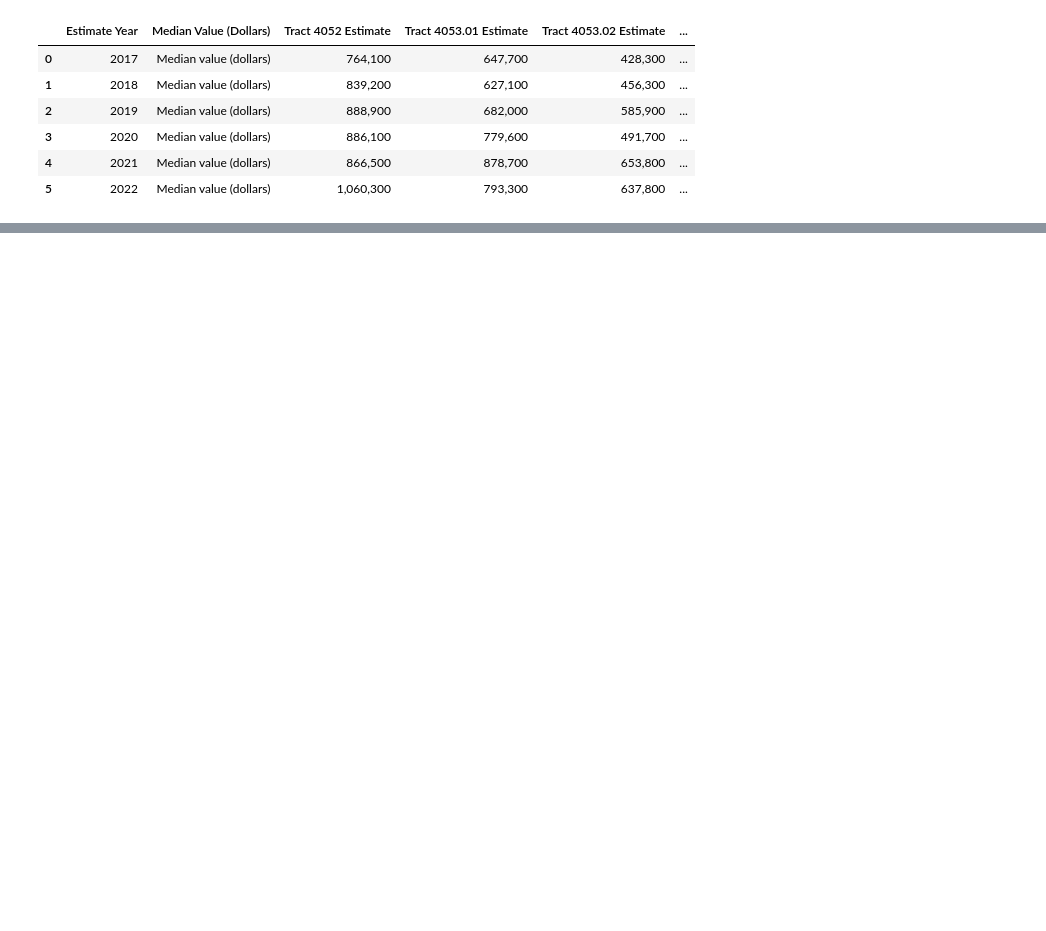
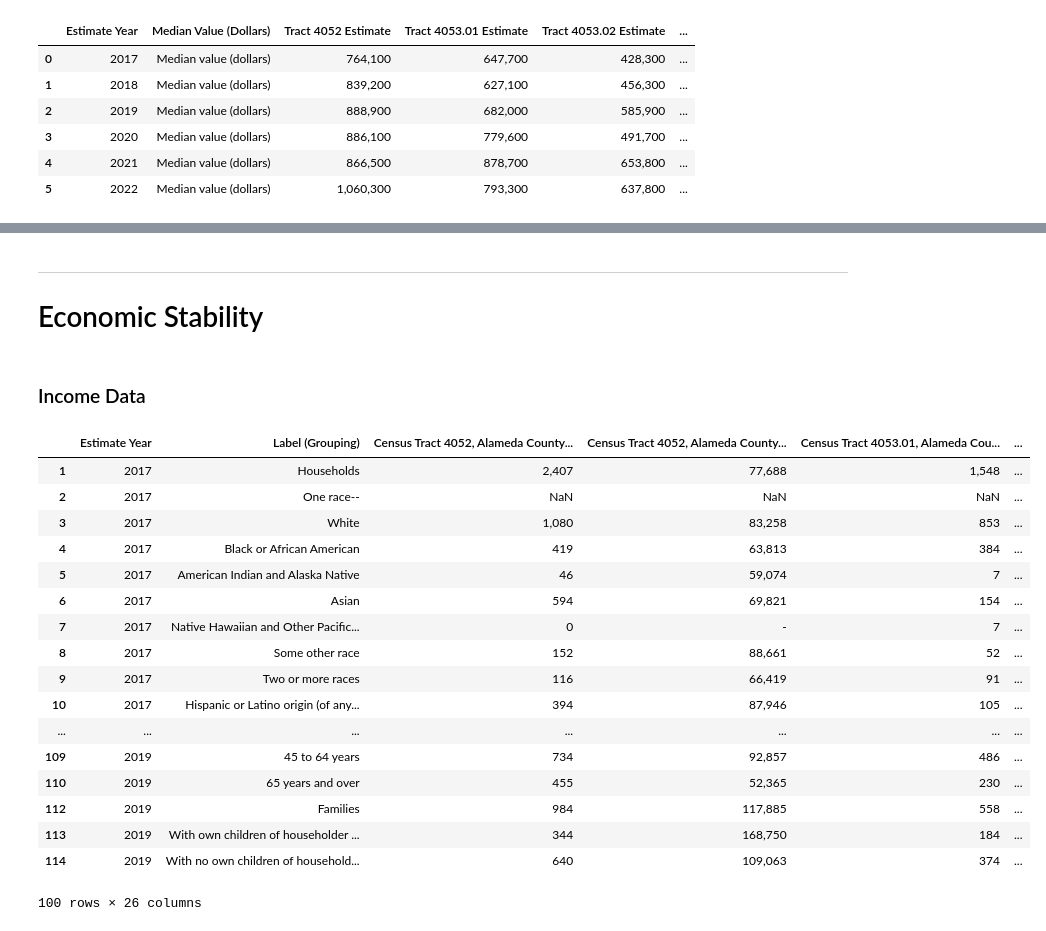
Before and after one commit to kareem-weaver/AUC_Mastercard_Challenge_Quant, a Jupyter notebook: src/Model.ipynb, the cells around one changed output, grey strips where cells are left out. Saved outputs shown, nothing was run; the diff lists cells and outputs as text; code cells hidden in the pictures; blank space fills up the shorter version.

```diff
--- a/src/Model.ipynb
+++ b/src/Model.ipynb
@@ -267,7 +297,7 @@ for file in file_list:
 
     # Prepare the renaming dictionary
     rename_dict = {
-        'Label (Grouping)': 'Demographic Group',
+        'Label (Grouping)': 'Demographic Group'
     }
 
     # Define the tracts and create the renaming mappings
@@ -303,7 +333,7 @@ column_order = ['Estimate Year'] + [col for col in merged_occupancy_df.columns i
 merged_occupancy_df = merged_occupancy_df[column_order]
 
 # Save the merged DataFrame to a new CSV file
-merged_occupancy_df.to_csv('merged_acs_housing_occupancy.csv', index=False)
+# merged_occupancy_df.to_csv('filtered_merged_occupancy_df.csv', index=False)
 
 
 filtered_merged_occupancy_df = merged_occupancy_df.dropna(how='all')
@@ -406,0 +472,76 @@ filtered_merged_housing_df
+# %% [markdown]
+-------------------------------------
+# Economic Stability
+# %% [markdown]
+### Income Data
+# %%
+# Define the directory path
+directory_path = r"C:\Users\jabba\Desktop\Code\machine_learning\AUC_mastercard_challenge\src\economic_stability"
+
+# List of years to include in the concatenation
+years = [2017, 2018, 2019, 2020, 2021, 2022]
+
+# Initialize an empty list to hold DataFrames
+dataframes = []
+
+# Loop through the years and read the corresponding CSV files
+for year in years:
+    file_path = os.path.join(directory_path, f'income_stability_{year}.csv')
+
+    # Read the CSV file
+    df = pd.read_csv(file_path)
+
+    # If the year is 2022, replace semicolons with commas in the column names
+    if year == 2022:
+        df.columns = df.columns.str.replace(';', ',', regex=False)
+
+    # Add a year column based on the file name
+    df['Estimate Year'] = year
+
+    # Append the DataFrame to the list
+    dataframes.append(df)
+
+# Concatenate all DataFrames
+combined_data = pd.concat(dataframes, ignore_index=True)
+
+# Remove specified rows based on the values in a specific column (assuming the first column holds these values)
+rows_to_drop = [
+    "HOUSEHOLD INCOME BY RACE AND HISPANIC OR LATINO ORIGIN OF HOUSEHOLDER",
+    "HOUSEHOLD INCOME BY AGE OF HOUSEHOLDER", "FAMILIES", "FAMILY INCOME BY FAMILY SIZE",
+    "FAMILY INCOME BY NUMBER OF EARNERS", "NONFAMILY HOUSEHOLDS"
+
+]
+combined_data = combined_data[~combined_data.iloc[:, 0].isin(rows_to_drop)]
+
+# Move 'Estimate Year' to the front
+column_order = ['Estimate Year'] + [col for col in combined_data.columns if col != 'Estimate Year']
+combined_data = combined_data[column_order]
+
+# Remove columns that contain 'Percent' in their names
+combined_data = combined_data.loc[:, ~combined_data.columns.str.contains("Percent")]
+
+# Save the combined DataFrame to a new CSV file
+output_file_path = os.path.join(directory_path, 'income_stability_combined.csv')
+combined_data.to_csv(output_file_path, index=False)
+
+# Display the first few rows of the combined DataFrame
+combined_data.head(100)
+# %% [output]
+|  | Estimate Year | Label (Grouping) | Census Tract 4052, Alameda County... | Census Tract 4052, Alameda County... | Census Tract 4053.01, Alameda Cou... | ... |
+| 1 | 2017 | Households | 2,407 | 77,688 | 1,548 | ... |
+| 2 | 2017 | One race-- | NaN | NaN | NaN | ... |
+| 3 | 2017 | White | 1,080 | 83,258 | 853 | ... |
+| 4 | 2017 | Black or African American | 419 | 63,813 | 384 | ... |
+| 5 | 2017 | American Indian and Alaska Native | 46 | 59,074 | 7 | ... |
+| 6 | 2017 | Asian | 594 | 69,821 | 154 | ... |
+| 7 | 2017 | Native Hawaiian and Other Pacific... | 0 | - | 7 | ... |
+| 8 | 2017 | Some other race | 152 | 88,661 | 52 | ... |
+| 9 | 2017 | Two or more races | 116 | 66,419 | 91 | ... |
+| 10 | 2017 | Hispanic or Latino origin (of any... | 394 | 87,946 | 105 | ... |
+| ... | ... | ... | ... | ... | ... | ... |
+| 109 | 2019 | 45 to 64 years | 734 | 92,857 | 486 | ... |
+| 110 | 2019 | 65 years and over | 455 | 52,365 | 230 | ... |
+| 112 | 2019 | Families | 984 | 117,885 | 558 | ... |
+| 113 | 2019 | With own children of householder ... | 344 | 168,750 | 184 | ... |
+| 114 | 2019 | With no own children of household... | 640 | 109,063 | 374 | ... |
+100 rows × 26 columns
```
Also changed, not shown: parts of 18 cells of this notebook, 21 other files.
